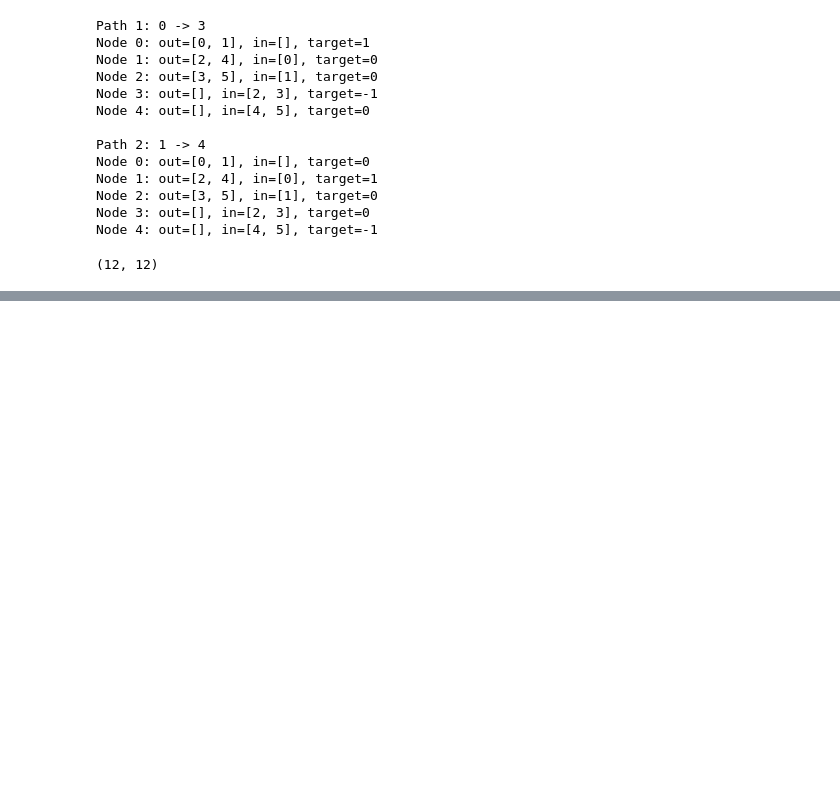
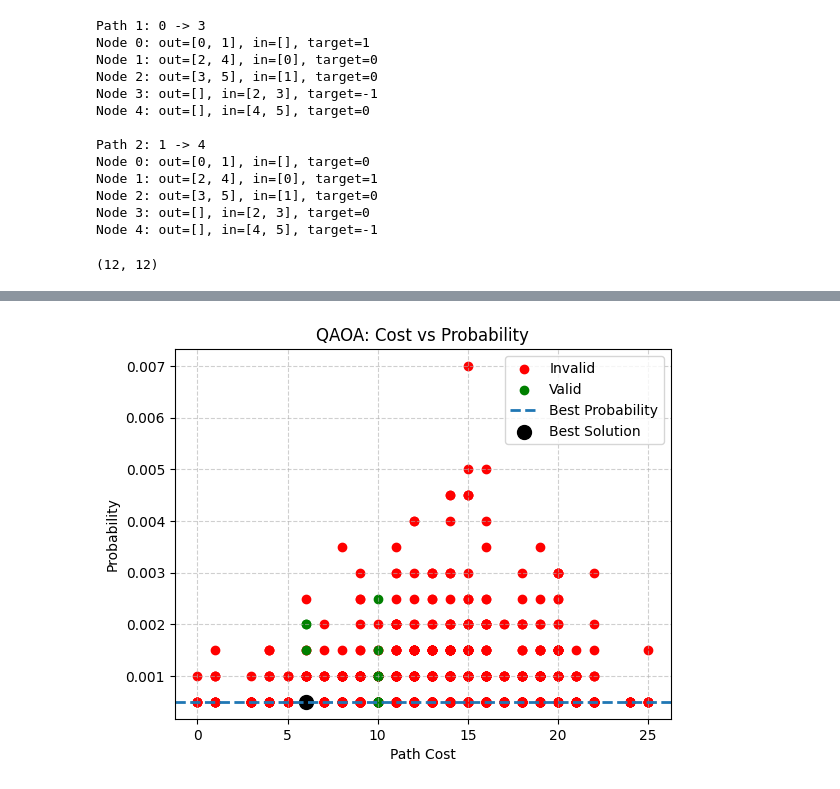
Before and after one commit to snehaesther/qubo, a Jupyter notebook: Qubo_final.ipynb, the cells around one changed output, grey strips where cells are left out. Cells and saved outputs as stored; diff of their text form; code cells hidden in the pictures; blank space fills up the shorter version.

Commit message:
Added QAOA multi path implementation

```diff
--- a/Qubo_final.ipynb
+++ b/Qubo_final.ipynb
@@ -968,7 +980,7 @@ Node 4: out=[], in=[4, 5], target=-1
 # %%
 costs = [2,4,3,2,5,1]
 
-Q_multi = build_multi_Q_strict(edges, path_targets, costs)
+Q_multi = qubo_utils.build_multi_Q_strict(costs, edges, nodes, path_targets)
 
 print(Q_multi.shape)
 # %% [output]
@@ -981,0 +1103,9 @@ print(build_multi_Q_strict)
+# %%
+# Convert to Ising
+ising = qubo.to_ising()
+
+# Create QAOA job (2 layers)
+job = ising.qaoa_job(2, False)
+
+# Display circuit
+job.circuit.display()
@@ -981,0 +1114,9 @@ print(build_multi_Q_strict)
+# %%
+from qat.qpus import get_default_qpu
+#Initialize QPU
+qpu = get_default_qpu()
+
+result = qpu.submit(job)
+
+print(result)
+print("Optimal parameters:", result.parameter_map)
@@ -981,0 +1215,33 @@ print(build_multi_Q_strict)
+# %%
+import matplotlib.pyplot as plt
+
+# valid
+valid_x = [c for c, v in zip(costs_list, valid_flags) if v]
+valid_y = [p for p, v in zip(probabilities, valid_flags) if v]
+
+# invalid
+invalid_x = [c for c, v in zip(costs_list, valid_flags) if not v]
+invalid_y = [p for p, v in zip(probabilities, valid_flags) if not v]
+
+# Plot
+plt.scatter(invalid_x, invalid_y, color='red', label='Invalid')
+plt.scatter(valid_x, valid_y, color='green', label='Valid')
+
+
+# mark best probability
+if best_prob is not None:
+    plt.axhline(y=best_prob, linestyle='--', linewidth=2, label='Best Probability')
+
+# Plot the optimal solution point
+if best_prob is not None:
+  plt.scatter(best_cost, best_prob, s=100, color='black', label='Best Solution')
+
+plt.xlabel("Path Cost")
+plt.ylabel("Probability")
+plt.title("QAOA: Cost vs Probability")
+
+plt.legend()
+plt.grid(True, linestyle='--', alpha=0.6)
+plt.show()
+# %% [output]
+[figure, added]
```
Also changed, not shown: parts of 28 cells of this notebook, 2 other files.
